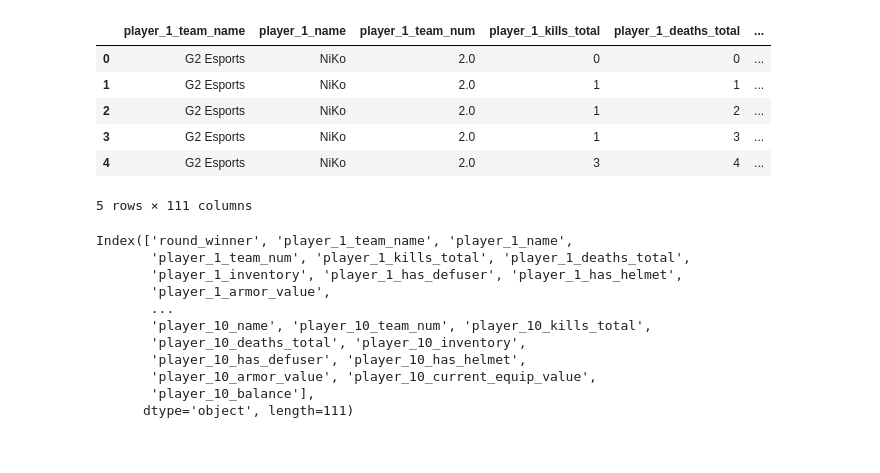
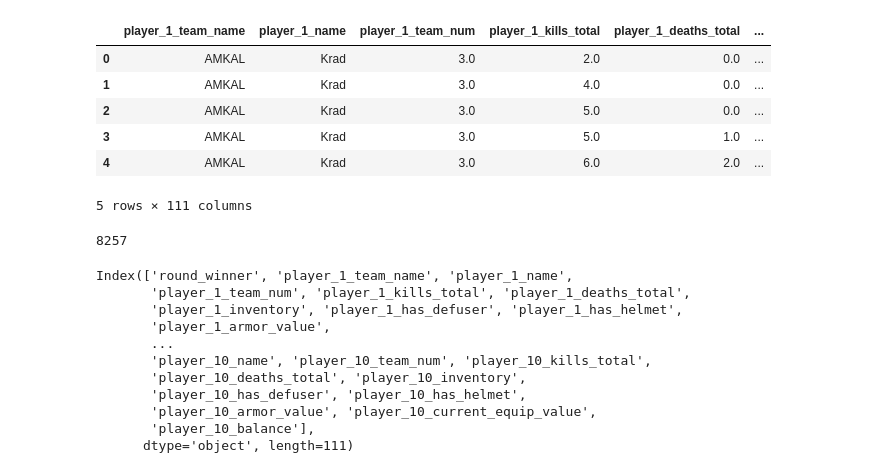
Before and after one commit to FCosmin27/cs2-predictive-models, a Jupyter notebook: data_gathering_and_preprocessing/data_preprocessing.ipynb, the cells around one changed output. Saved outputs shown, nothing was run; the diff lists cells and outputs as text; code cells hidden in the pictures.

Commit message:
Changes to scripts for latest data

```diff
--- a/data_gathering_and_preprocessing/data_preprocessing.ipynb
+++ b/data_gathering_and_preprocessing/data_preprocessing.ipynb
@@ -2,16 +2,20 @@
 import pandas as pd
 import ast
 # %%
-df = pd.read_csv('rounds_data.csv')
+df = pd.read_csv('../data/data.csv')
 df.head()
 # %% [output]
 |  | player_1_team_name | player_1_name | player_1_team_num | player_1_kills_total | player_1_deaths_total | ... |
-| 0 | G2 Esports | NiKo | 2.0 | 0 | 0 | ... |
-| 1 | G2 Esports | NiKo | 2.0 | 1 | 1 | ... |
-| 2 | G2 Esports | NiKo | 2.0 | 1 | 2 | ... |
-| 3 | G2 Esports | NiKo | 2.0 | 1 | 3 | ... |
-| 4 | G2 Esports | NiKo | 2.0 | 3 | 4 | ... |
+| 0 | AMKAL | Krad | 3.0 | 2.0 | 0.0 | ... |
+| 1 | AMKAL | Krad | 3.0 | 4.0 | 0.0 | ... |
+| 2 | AMKAL | Krad | 3.0 | 5.0 | 0.0 | ... |
+| 3 | AMKAL | Krad | 3.0 | 5.0 | 1.0 | ... |
+| 4 | AMKAL | Krad | 3.0 | 6.0 | 2.0 | ... |
 5 rows × 111 columns
+# %%
+df['round_winner'].count()
+# %% [output]
+8257
 # %%
 round_winner = df.pop('round_winner')
 df.insert(0, 'round_winner', round_winner)
```
Also changed, not shown: parts of 15 cells of this notebook, 2 other files.
